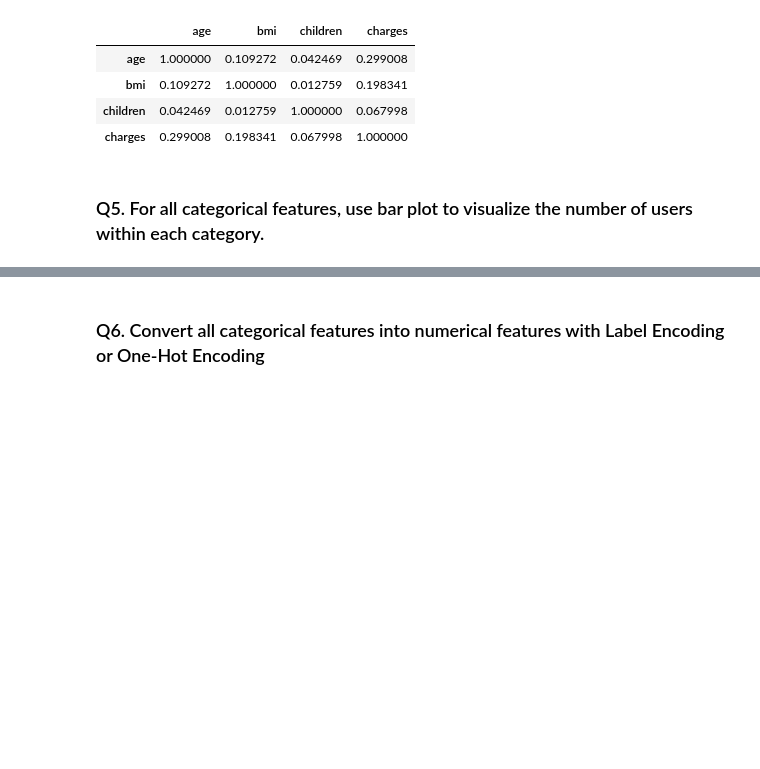
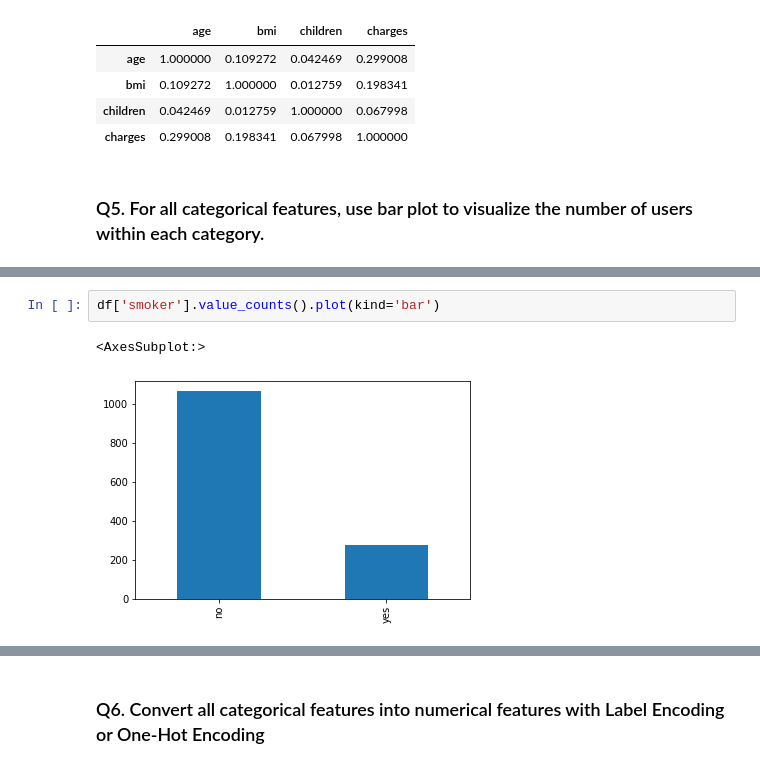
Before and after one commit to jakemcannon/cis_3715, a Jupyter notebook: Lab3_002_cannon.ipynb, the cells around one changed output, grey strips where cells are left out. Cells and saved outputs as stored; diff of their text form; blank space fills up the shorter version.

```diff
--- a/Lab3_002_cannon.ipynb
+++ b/Lab3_002_cannon.ipynb
@@ -80,0 +85,5 @@ hcorr.style.background_gradient()
+# %%
+df['smoker'].value_counts().plot(kind='bar')
+# %% [output]
+<AxesSubplot:>
+[figure, added]
```
Also changed, not shown: parts of 4 cells of this notebook, 1 other file.
